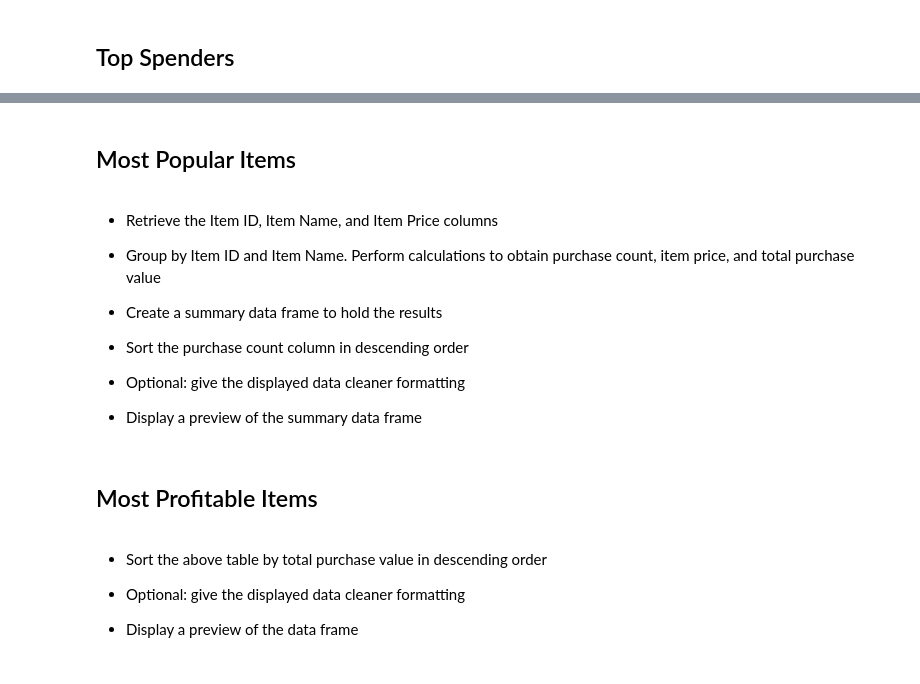
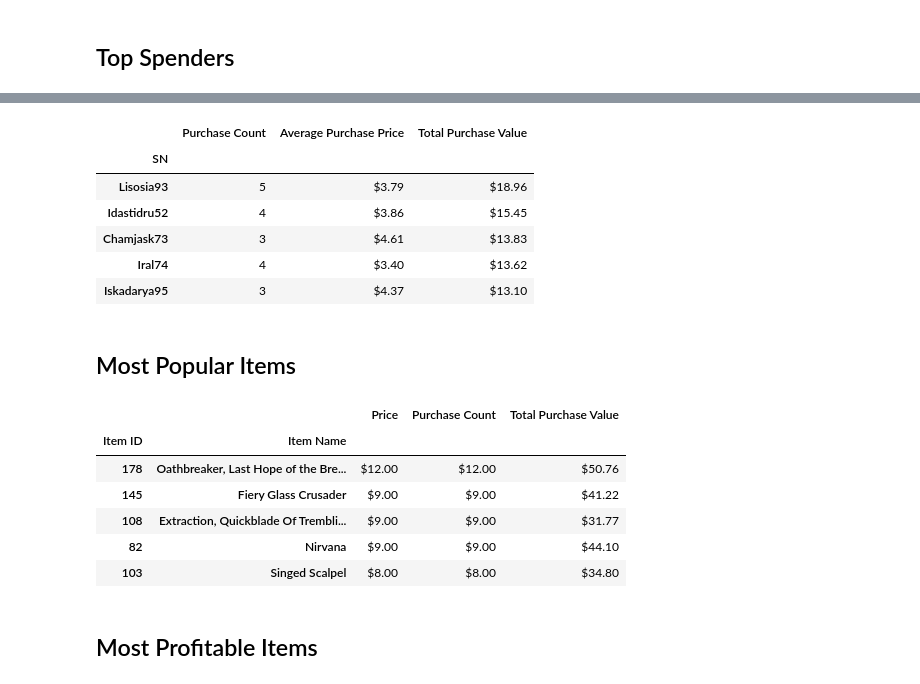
Before and after one commit to jbersinic/databootcamp-homework, a Jupyter notebook: Unit4-PandasHomework/HeroesOfPymoli/HeroesOfPymoli.ipynb, the cells around one changed output, grey strips where cells are left out. Saved outputs shown, nothing was run; the diff lists cells and outputs as text; code cells hidden in the pictures.

```diff
--- a/Unit4-PandasHomework/HeroesOfPymoli/HeroesOfPymoli.ipynb
+++ b/Unit4-PandasHomework/HeroesOfPymoli/HeroesOfPymoli.ipynb
@@ -300,19 +228,13 @@ top_spender["Purchase Count"] = purchase_count_top_spend
+# %%
+#Display top 5 spenders
+top_spenders_analysis.head()
+# %% [output]
+|  | Purchase Count | Average Purchase Price | Total Purchase Value |
+| SN |  |  |  |
+| Lisosia93 | 5 | $3.79 | $18.96 |
+| Idastidru52 | 4 | $3.86 | $15.45 |
+| Chamjask73 | 3 | $4.61 | $13.83 |
+| Iral74 | 4 | $3.40 | $13.62 |
+| Iskadarya95 | 3 | $4.37 | $13.10 |
 # %% [markdown]
 ## Most Popular Items
-# %% [markdown]
-* Retrieve the Item ID, Item Name, and Item Price columns
-
-
-* Group by Item ID and Item Name. Perform calculations to obtain purchase count, item price, and total purchase value
-
-
-* Create a summary data frame to hold the results
-
-
-* Sort the purchase count column in descending order
-
-
-* Optional: give the displayed data cleaner formatting
-
-
-* Display a preview of the summary data frame
@@ -319,10 +257,27 @@ top_spender["Purchase Count"] = purchase_count_top_spend
+# %%
+# Remove duplicates
+merge_most_popular_dedup = merge_most_popular.drop_duplicates("Item ID", keep="first")
+# %%
+# Sort by Purchase Count and Item ID to find most popular items
+merge_most_popular_dedup = merge_most_popular_dedup.sort_values(by = ["Purchase Count", "Item ID"], ascending = False)
+# %%
+# Rename to keep integrity of last version of df for future use
+most_popular_analysis = merge_most_popular_dedup
+# %%
+# Format for currency
+most_popular_analysis["Price"] = most_popular_analysis["Purchase Count"].map("${0:,.2f}".format)
+most_popular_analysis["Purchase Count"] = most_popular_analysis["Purchase Count"].map("${0:,.2f}".format)
+most_popular_analysis["Total Purchase Value"] = most_popular_analysis["Total Purchase Value"].map("${0:,.2f}".format)
+# %%
+# Set index and display top 5 most popular items
+most_popular_analysis.set_index(["Item ID", "Item Name"]).head()
+# %% [output]
+|  |  | Price | Purchase Count | Total Purchase Value |
+| Item ID | Item Name |  |  |  |
+| 178 | Oathbreaker, Last Hope of the Bre... | $12.00 | $12.00 | $50.76 |
+| 145 | Fiery Glass Crusader | $9.00 | $9.00 | $41.22 |
+| 108 | Extraction, Quickblade Of Trembli... | $9.00 | $9.00 | $31.77 |
+| 82 | Nirvana | $9.00 | $9.00 | $44.10 |
+| 103 | Singed Scalpel | $8.00 | $8.00 | $34.80 |
 # %% [markdown]
 ## Most Profitable Items
-# %% [markdown]
-* Sort the above table by total purchase value in descending order
-
-
-* Optional: give the displayed data cleaner formatting
-
-
-* Display a preview of the data frame
```
Also changed, not shown: parts of 36 cells of this notebook.
